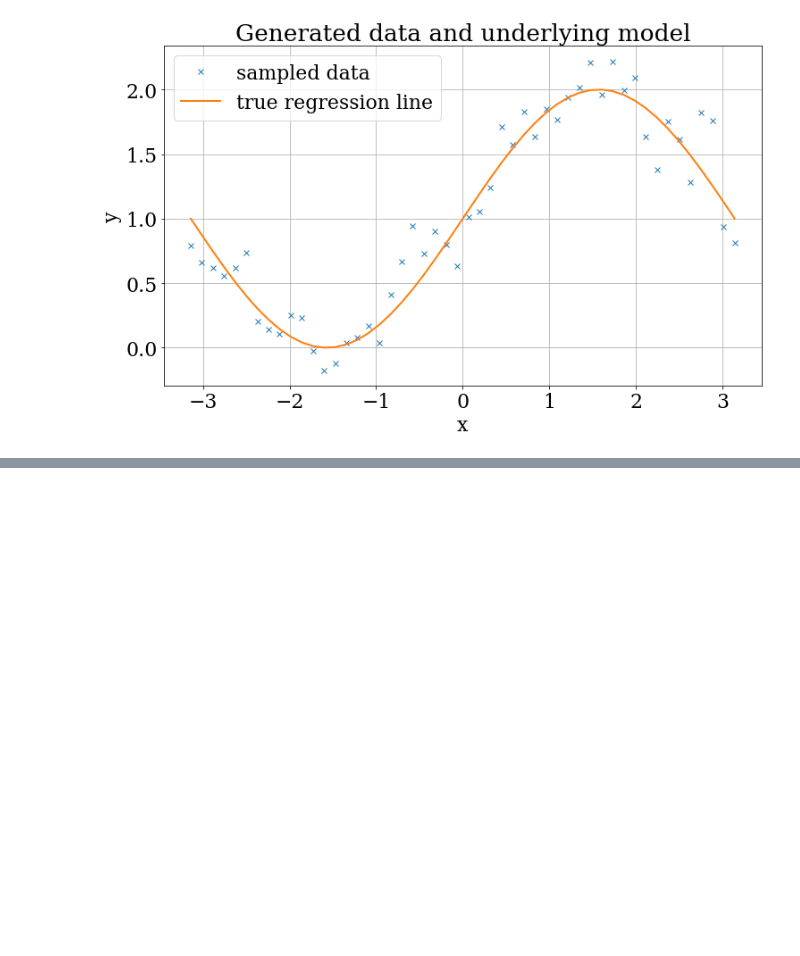
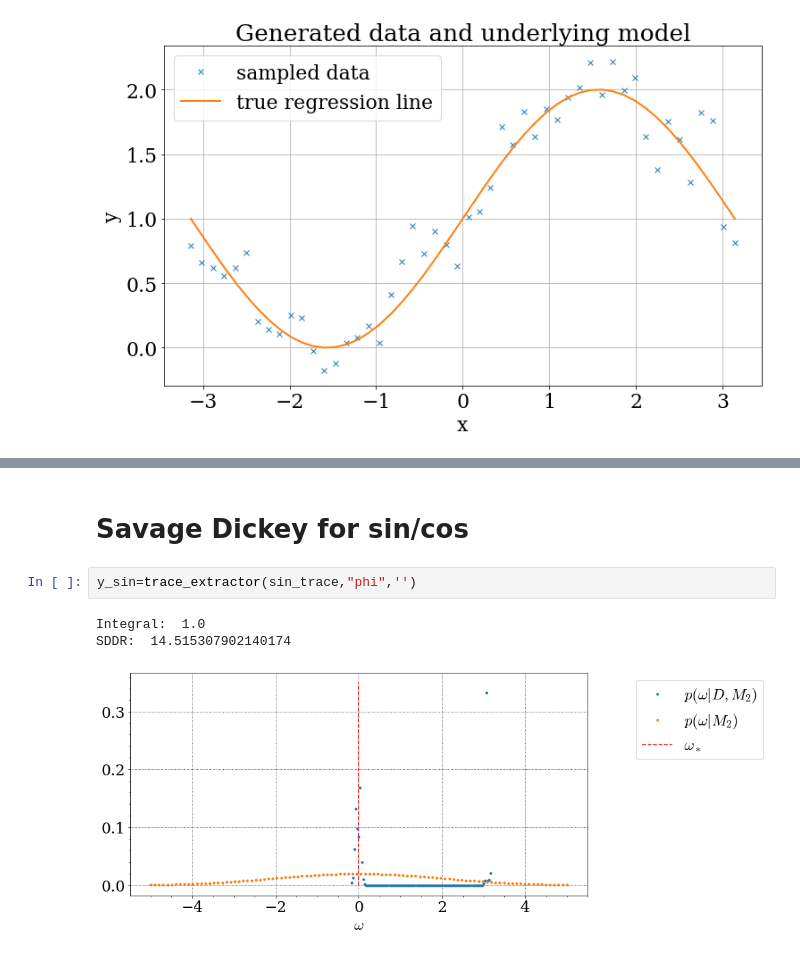
Before and after one commit to dschuechter/physics760_schuechter_krause, a Jupyter notebook: final_project/Code/Bayesian_model_selection_Testing.ipynb, the cells around one changed output, grey strips where cells are left out. Saved outputs shown, nothing was run; the diff lists cells and outputs as text; blank space fills up the shorter version.

```diff
--- a/final_project/Code/Bayesian_model_selection_Testing.ipynb
+++ b/final_project/Code/Bayesian_model_selection_Testing.ipynb
@@ -499,0 +500,8 @@ print("COS-Favour:",Bayes_Factor(cos_trace, sin_trace))
+# %% [markdown]
+# Savage Dickey for sin/cos
+# %%
+y_sin=trace_extractor(sin_trace,"phi",'')
+# %% [output]
+Integral:  1.0
+SDDR:  14.515307902140174
+[figure, added]
```
Also changed, not shown: parts of 5 cells of this notebook.
